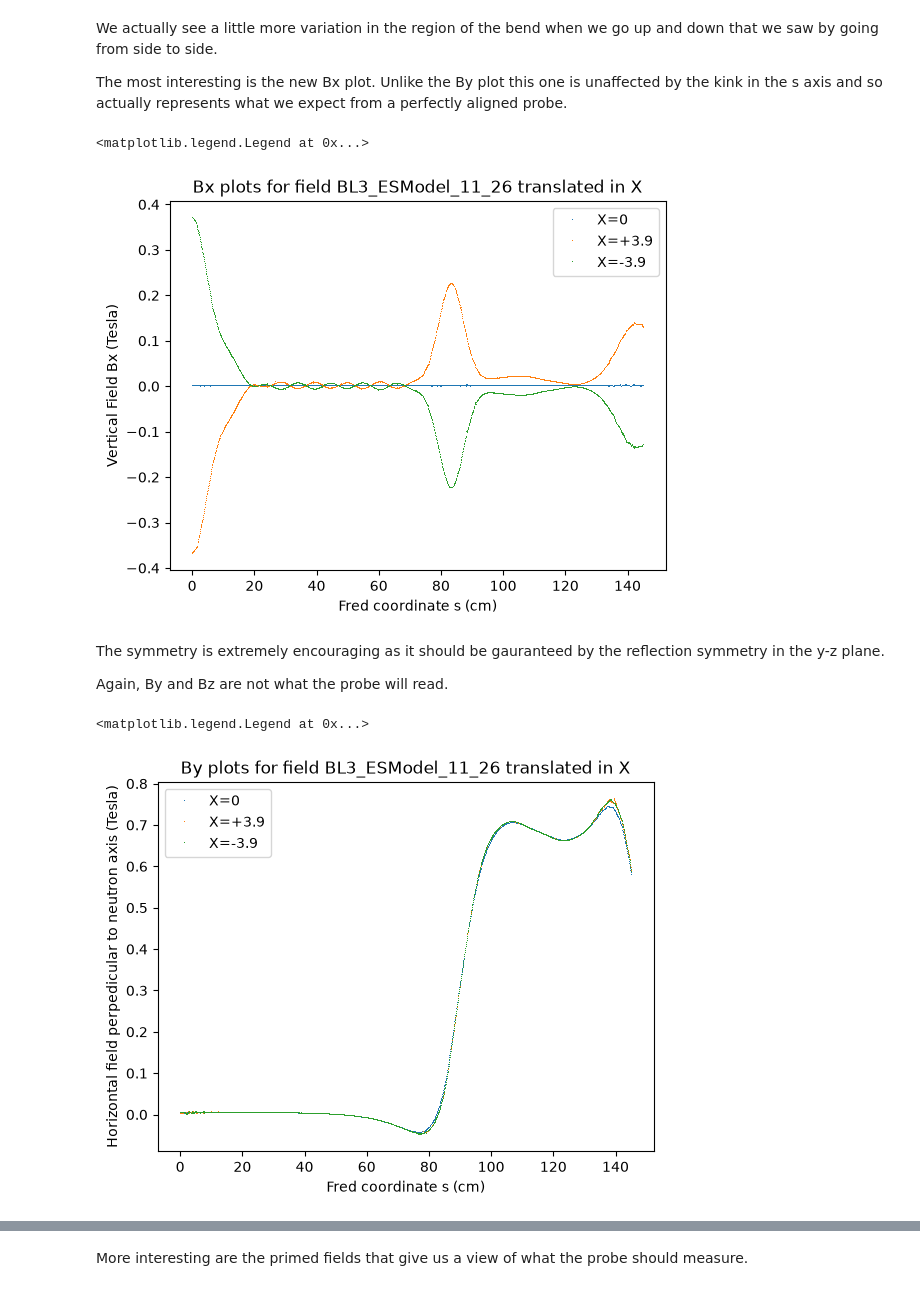
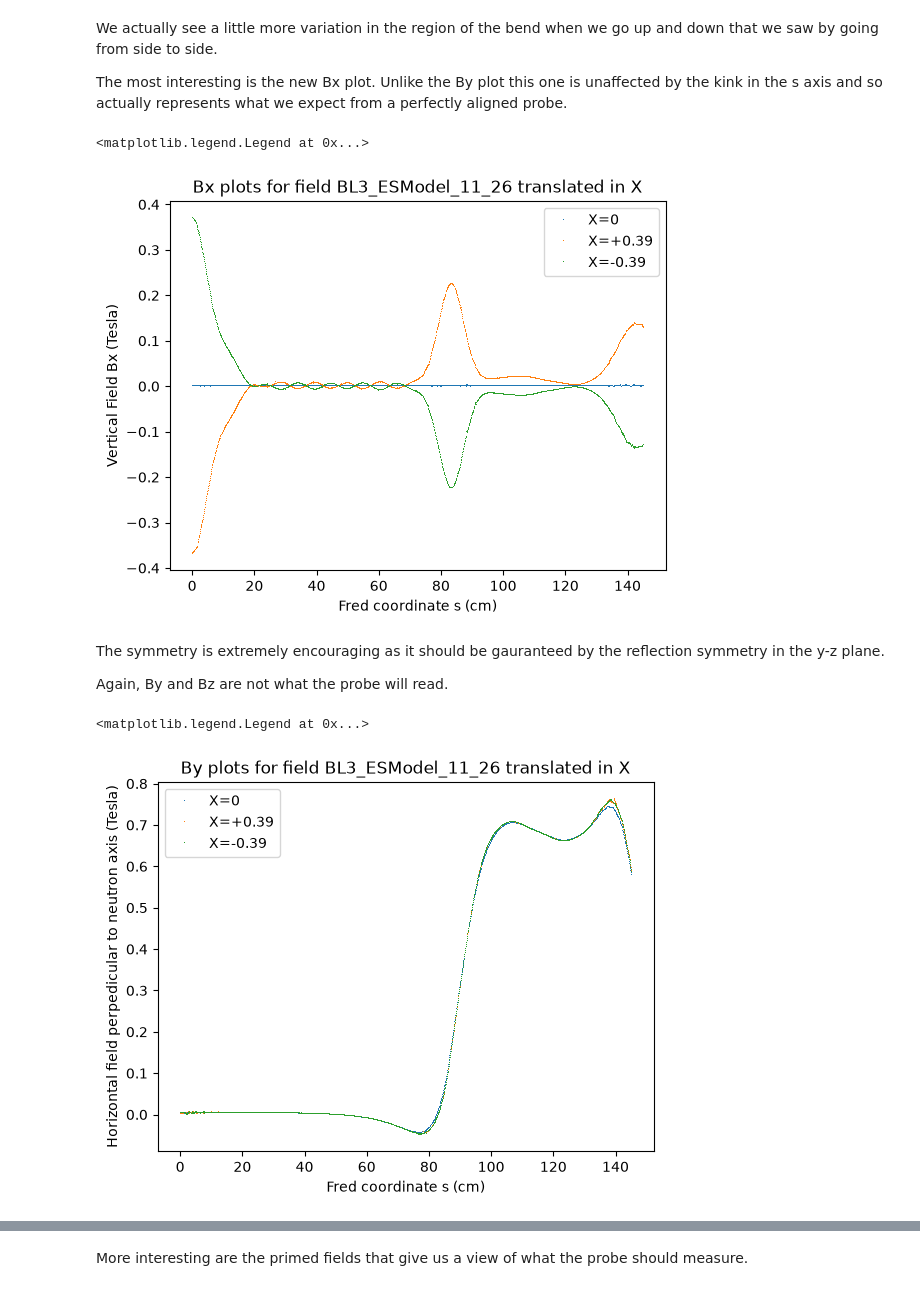
Before and after one commit to bcGitHub15/Magnet-Analysis, a Jupyter notebook: FredLines.ipynb, the cells around one changed output, grey strips where cells are left out. Cells and saved outputs as stored; diff of their text form; code cells hidden in the pictures.

```diff
--- a/FredLines.ipynb
+++ b/FredLines.ipynb
@@ -260,29 +260,29 @@ We actually see a little more variation in the region of the bend when we go up
 The most interesting is the new Bx plot. Unlike the By plot this one is unaffected by the kink in the s axis and so actually represents what we expect from a perfectly aligned probe.
 # %%
 plt.plot(s, arr00[:, 3], ',', label='X=0')
-plt.plot(s, arrp0[:, 3], ',', label='X=+3.9')
-plt.plot(s, arrm0[:, 3], ',', label='X=-3.9')
+plt.plot(s, arrp0[:, 3], ',', label='X=+0.39')
+plt.plot(s, arrm0[:, 3], ',', label='X=-0.39')
 plt.xlabel('Fred coordinate s (cm)')
 plt.ylabel('Vertical Field Bx (Tesla)')
 plt.title('Bx plots for field BL3_ESModel_11_26 translated in X')
 plt.legend()
 # %% [output]
 <matplotlib.legend.Legend at 0x...>
-[figure, old version]
+[figure, new version]
 # %% [markdown]
 The symmetry is extremely encouraging as it should be gauranteed by the reflection symmetry in the y-z plane.
 
 Again, By and Bz are not what the probe will read.
 # %%
 plt.plot(s, arr00[:, 4], ',', label='X=0')
-plt.plot(s, arrp0[:, 4], ',', label='X=+3.9')
-plt.plot(s, arrm0[:, 4], ',', label='X=-3.9')
+plt.plot(s, arrp0[:, 4], ',', label='X=+0.39')
+plt.plot(s, arrm0[:, 4], ',', label='X=-0.39')
 plt.xlabel('Fred coordinate s (cm)')
 plt.ylabel('Horizontal field perpedicular to neutron axis (Tesla)')
 plt.title('By plots for field BL3_ESModel_11_26 translated in X')
 plt.legend()
 # %% [output]
 <matplotlib.legend.Legend at 0x...>
-[figure, old version]
+[figure, new version]
 # %%
 plt.plot(s, arr00[:, 5], ',', label='X=0')
```
Also changed, not shown: parts of 7 cells of this notebook.
